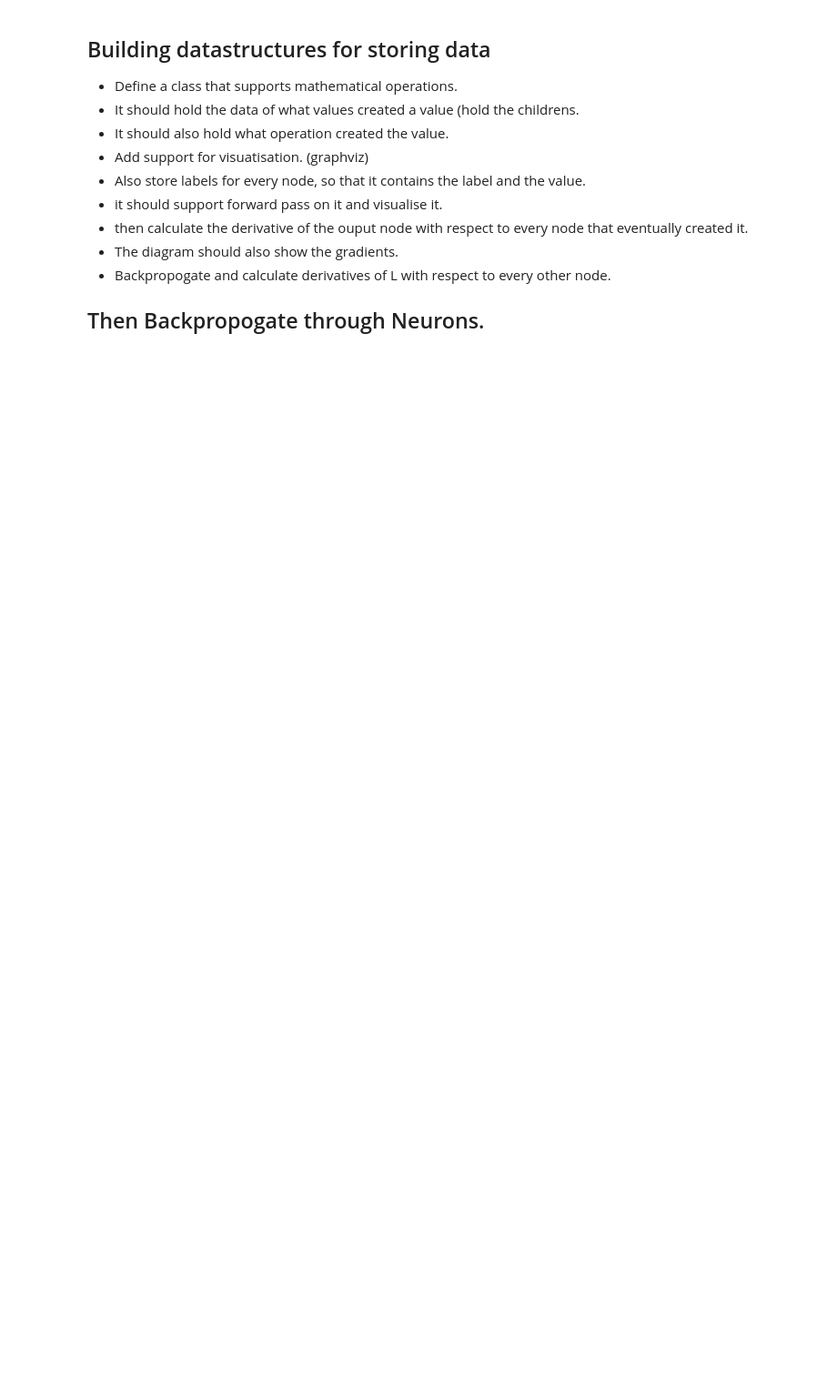
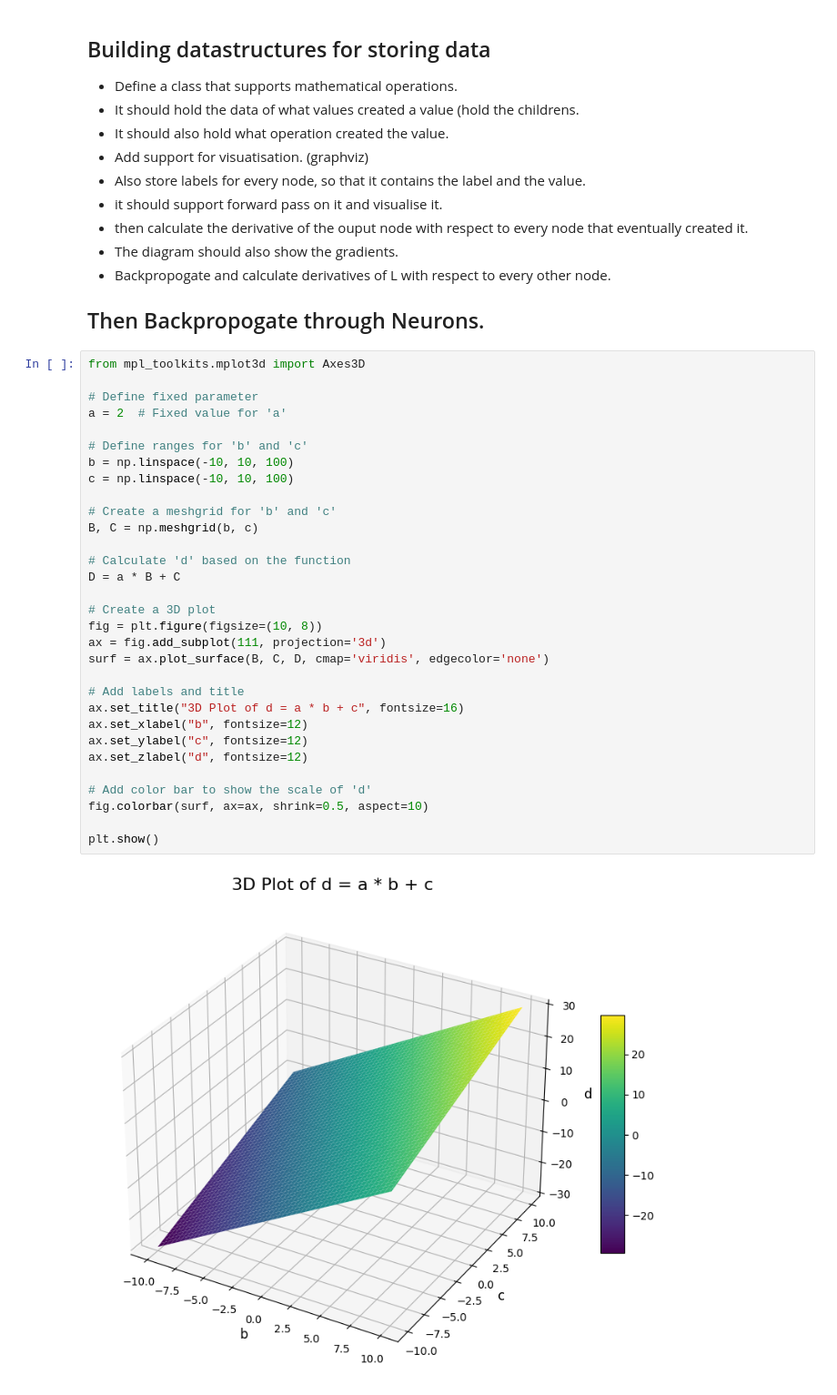
Before and after one commit to prateek041/learning, a Jupyter notebook: deep-learning/micrograd/micrograd.ipynb, the cells around one changed output. Shown at 91% size. Drawn from its saved outputs; the diff is of its cells as text; blank space fills up the shorter version.

```diff
--- a/deep-learning/micrograd/micrograd.ipynb
+++ b/deep-learning/micrograd/micrograd.ipynb
@@ -46,3 +51,36 @@ plt.plot(xs, ys)
 - Backpropogate and calculate derivatives of L with respect to every other node.
 
 ## Then Backpropogate through Neurons.
+# %%
+from mpl_toolkits.mplot3d import Axes3D
+
+# Define fixed parameter
+a = 2  # Fixed value for 'a'
+
+# Define ranges for 'b' and 'c'
+b = np.linspace(-10, 10, 100)
+c = np.linspace(-10, 10, 100)
+
+# Create a meshgrid for 'b' and 'c'
+B, C = np.meshgrid(b, c)
+
+# Calculate 'd' based on the function
+D = a * B + C
+
+# Create a 3D plot
+fig = plt.figure(figsize=(10, 8))
+ax = fig.add_subplot(111, projection='3d')
+surf = ax.plot_surface(B, C, D, cmap='viridis', edgecolor='none')
+
+# Add labels and title
+ax.set_title("3D Plot of d = a * b + c", fontsize=16)
+ax.set_xlabel("b", fontsize=12)
+ax.set_ylabel("c", fontsize=12)
+ax.set_zlabel("d", fontsize=12)
+
+# Add color bar to show the scale of 'd'
+fig.colorbar(surf, ax=ax, shrink=0.5, aspect=10)
+
+plt.show()
+# %% [output]
+[figure, added]
```
Also changed, not shown: parts of 10 cells of this notebook.
